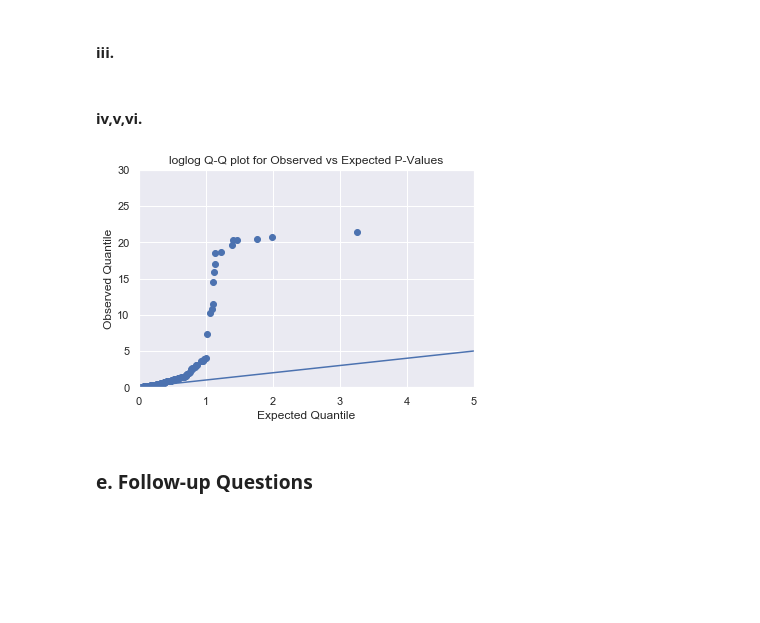
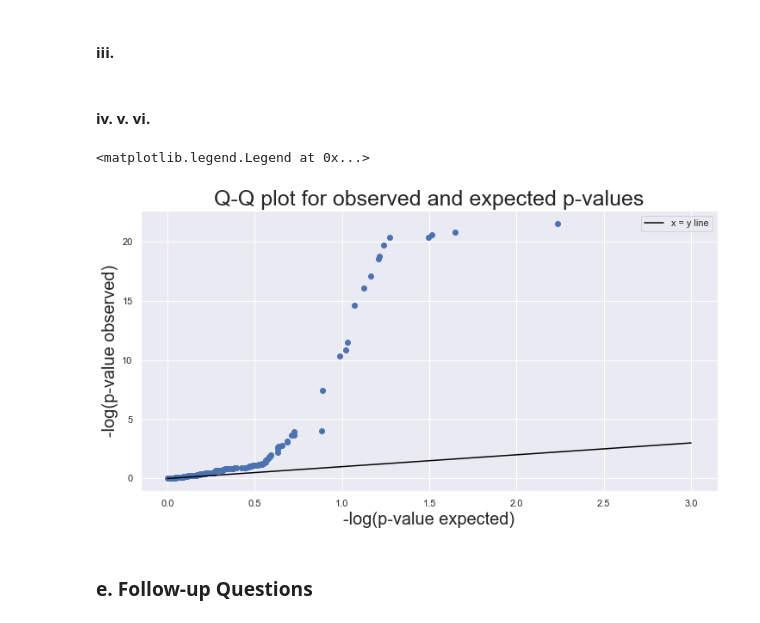
Before and after one commit to gowthamkuntumalla/Data_Analytics_for_Hepatic_Encephalopathy_MP, a Jupyter notebook: somani4_MP2_CP.ipynb, the cells around one changed output. Drawn from its saved outputs; the diff is of its cells as text; code cells hidden in the pictures; blank space fills up the shorter version.

```diff
--- a/somani4_MP2_CP.ipynb
+++ b/somani4_MP2_CP.ipynb
@@ -276,0 +265,12 @@ def ks_test_p_value(alpha_level):
+# %%
+ctr = 0
+alpha = 0.05
+p_value_observed = []
+
+for i in range(len(he0_df)):
+    _, p_value = sp.stats.ks_2samp(he0_df.iloc[i,1:].values, he1_df.iloc[i,1:].values)
+    p_value_observed.append(p_value)
+    if p_value <= alpha:
+        ctr += 1
+
+print("Number of bacteria with altered proportions (for alpha = 0.05) are", ctr)
@@ -313,32 +324,34 @@ https://stats.stackexchange.com/questions/10613/why-are-p-values-uniformly-distr
 # %% [markdown]
 #### i.
 # %%
-expected_p_val = list(np.random.uniform(0,1,len(rel_abdnce_HE0)))
-observed_p_val = p_values
+p_values_expected = np.random.uniform(0,1, (149,))
 # %% [markdown]
 #### ii.
 # %%
-expected_log = -np.log10(expected_p_val)
-observed_log = -np.log10(observed_p_val)
+p_log_obs = -np.log10(p_value_observed)
+p_log_exp = -np.log10(p_values_expected)
 # %% [markdown]
 #### iii.
 # %%
-expected_log.sort()
-observed_log.sort()
+p_log_exp.sort()
+p_log_obs.sort()
 # %% [markdown]
-#### iv,v,vi.
+#### iv. v. vi.
-# %%
-# combined plot
-plt.scatter(expected_log,observed_log)
-plt.plot(range(len(expected_log)),range(len(expected_log)))
-plt.xlabel('Expected Quantile')
-plt.ylabel('Observed Quantile')
-plt.title('loglog Q-Q plot for Observed vs Expected P-Values')
-plt.xlim([0,5])
-plt.ylim([0,30])
-plt.show()
-# %% [output]
-[figure, removed]
+# %%
+x = p_log_exp
+y = p_log_obs
+
+plt.figure(figsize=(12,6))
+plt.scatter(x,y)
+plt.show
+plt.xlabel('-log(p-value expected)', size=20)
+plt.ylabel('-log(p-value observed)', size=20)
+plt.title('Q-Q plot for observed and expected p-values', size=25)
+plt.plot([0,3],[0,3], label = 'x = y line', color = 'black')
+plt.legend()
+# %% [output]
+<matplotlib.legend.Legend at 0x...>
+[figure, added]
 # %% [markdown]
 ### e. Follow-up Questions
 # %% [markdown]
```
Also changed, not shown: parts of 48 cells of this notebook, 3 other files.
